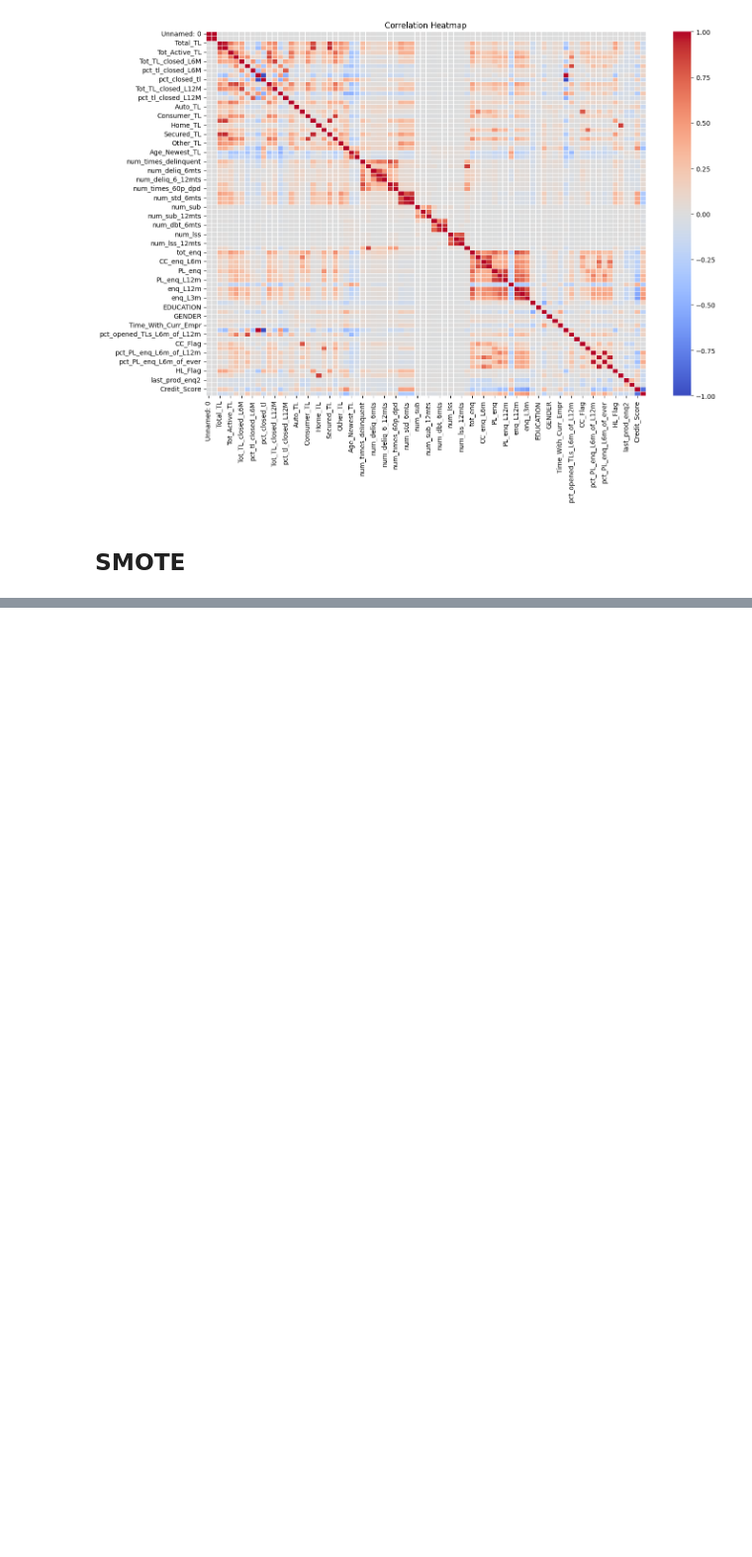
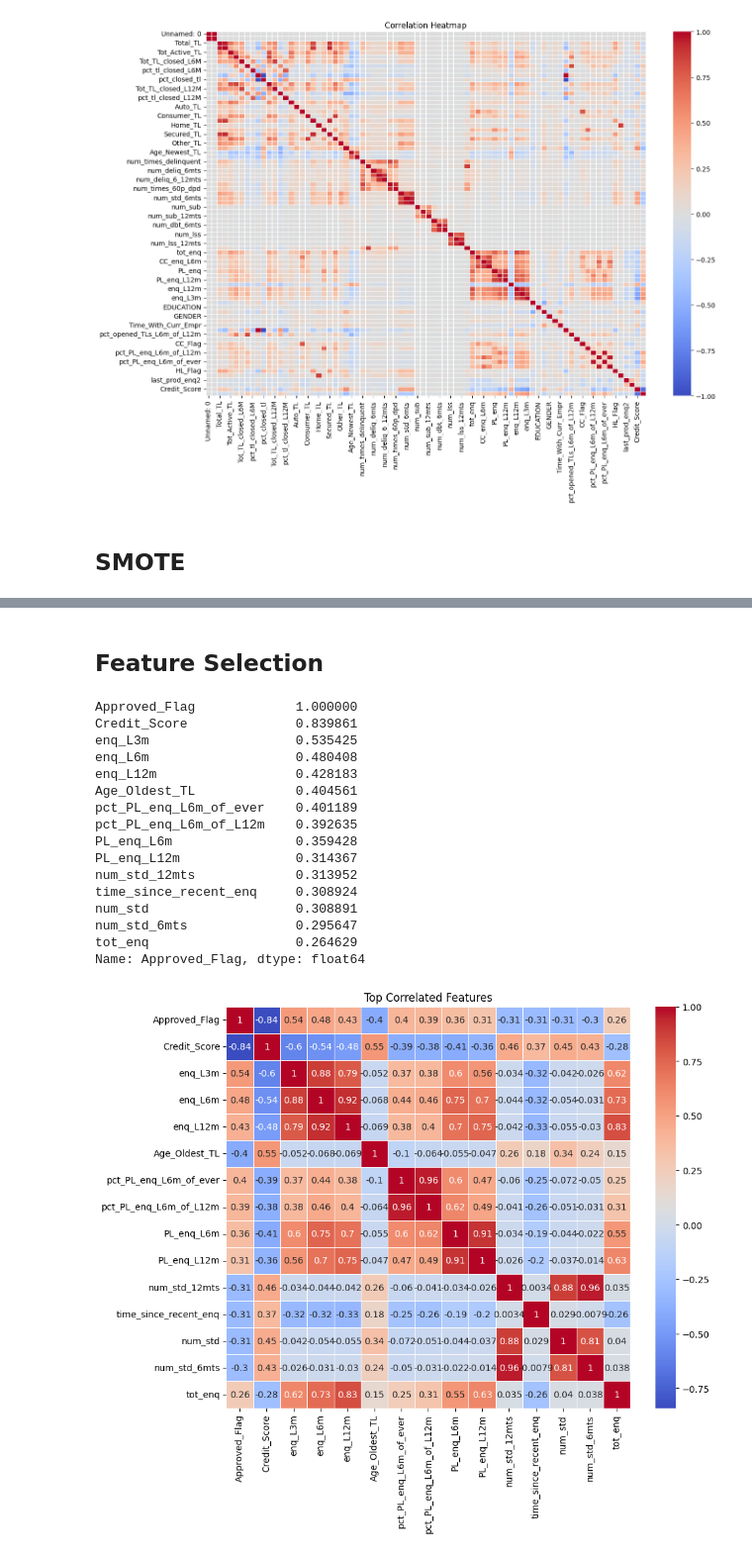
Before and after one commit to dev02chandan/Credit-Risk-Modelling, a Jupyter notebook: research2.ipynb, the cells around one changed output, grey strips where cells are left out. Shown at 99% size. Drawn from its saved outputs; the diff is of its cells as text; code cells hidden in the pictures; blank space fills up the shorter version.

```diff
--- a/research2.ipynb
+++ b/research2.ipynb
@@ -204,0 +251,34 @@ plt.show()
+# %% [markdown]
+## Feature Selection
+# %%
+# Correlation matrix
+corr_matrix = df.corr()
+
+# Correlation with the target variable
+corr_with_target = corr_matrix["Approved_Flag"].abs().sort_values(ascending=False)
+print(corr_with_target.head(15))  # Display top 15 features
+
+# Plotting the top correlated features
+top_corr_features = corr_with_target.head(15).index
+plt.figure(figsize=(10, 8))
+sns.heatmap(df[top_corr_features].corr(), annot=True, cmap='coolwarm', linewidths=0.5)
+plt.title('Top Correlated Features')
+plt.show()
+# %% [output]
+Approved_Flag             1.000000
+Credit_Score              0.839861
+enq_L3m                   0.535425
+enq_L6m                   0.480408
+enq_L12m                  0.428183
+Age_Oldest_TL             0.404561
+pct_PL_enq_L6m_of_ever    0.401189
+pct_PL_enq_L6m_of_L12m    0.392635
+PL_enq_L6m                0.359428
+PL_enq_L12m               0.314367
+num_std_12mts             0.313952
+time_since_recent_enq     0.308924
+num_std                   0.308891
+num_std_6mts              0.295647
+tot_enq                   0.264629
+Name: Approved_Flag, dtype: float64
+[figure, added]
```
Also changed, not shown: parts of 20 cells of this notebook, 5 other files.
